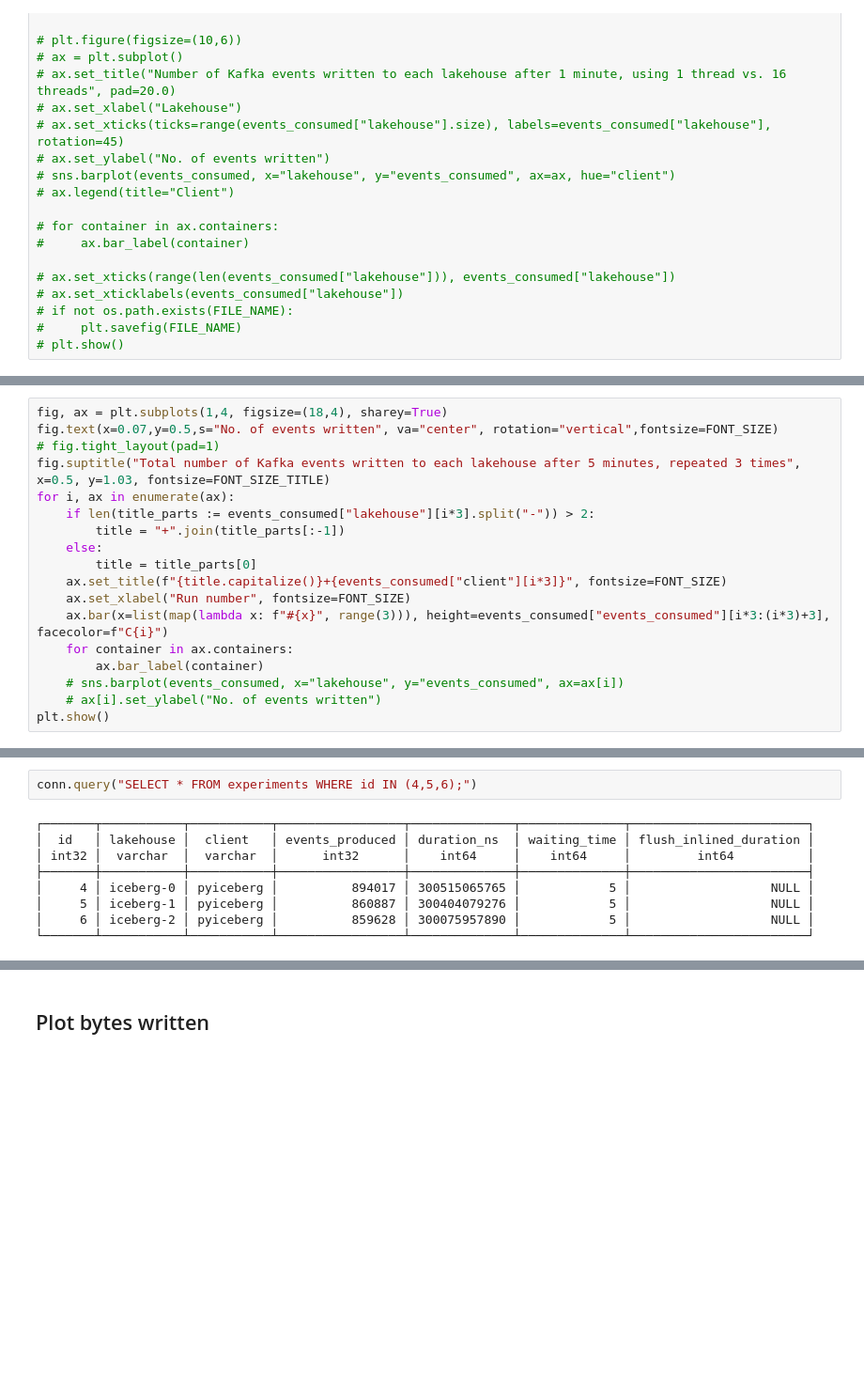
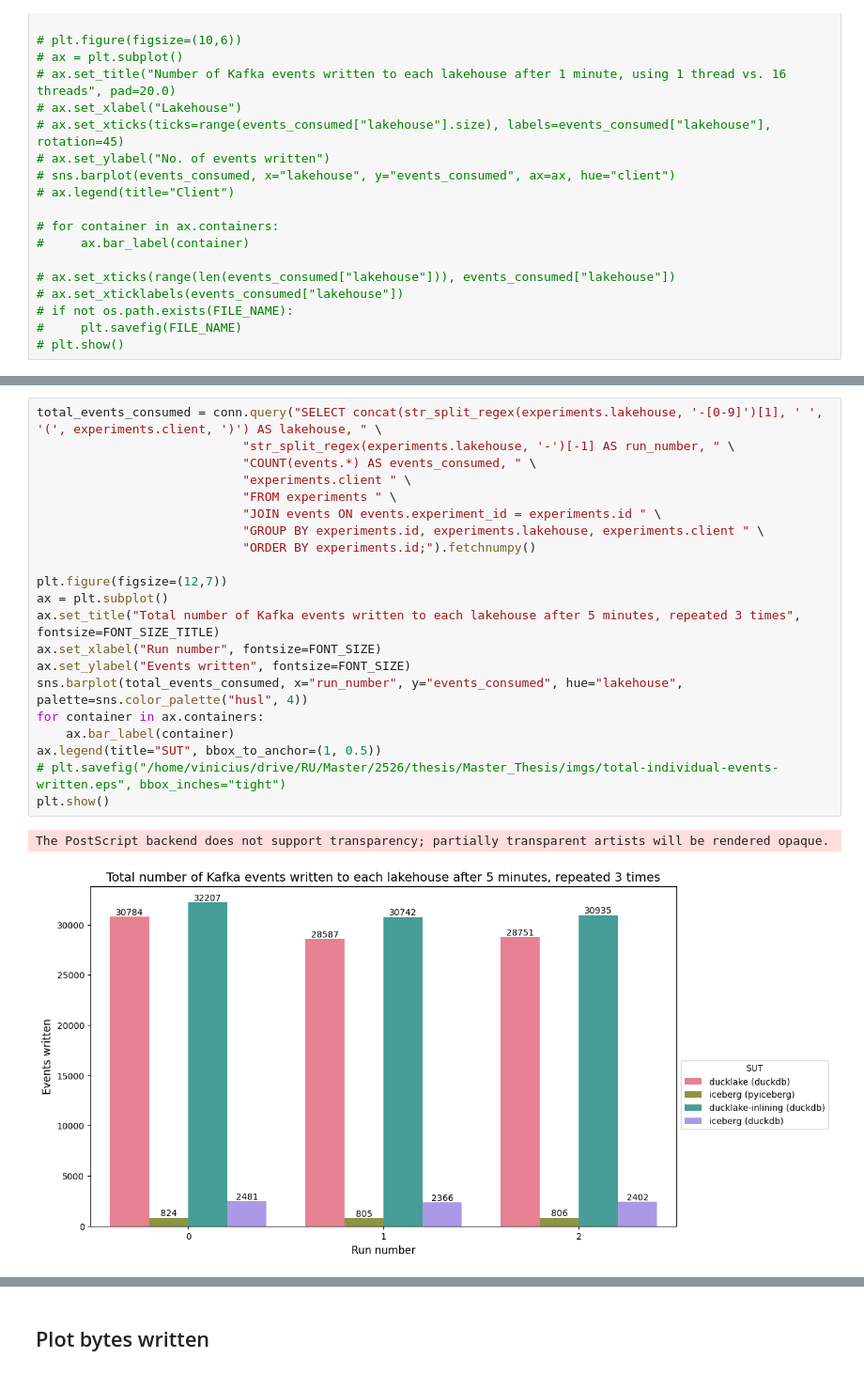
Before and after one commit to schmidtvinicius/thesis, a Jupyter notebook: benchmark/analysis/analysis.ipynb, the cells around one changed output, grey strips where cells are left out. Shown at 94% size. Saved outputs shown, nothing was run; the diff lists cells and outputs as text; blank space fills up the shorter version.

```diff
--- a/benchmark/analysis/analysis.ipynb
+++ b/benchmark/analysis/analysis.ipynb
@@ -85,18 +63,0 @@ events_consumed["lakehouse"][6].split("-")[:-1]
-# %%
-fig, ax = plt.subplots(1,4, figsize=(18,4), sharey=True)
-fig.text(x=0.07,y=0.5,s="No. of events written", va="center", rotation="vertical",fontsize=FONT_SIZE)
-# fig.tight_layout(pad=1)
-fig.suptitle("Total number of Kafka events written to each lakehouse after 5 minutes, repeated 3 times", x=0.5, y=1.03, fontsize=FONT_SIZE_TITLE)
-for i, ax in enumerate(ax):
-    if len(title_parts := events_consumed["lakehouse"][i*3].split("-")) > 2:
-        title = "+".join(title_parts[:-1])
-    else:
-        title = title_parts[0]
-    ax.set_title(f"{title.capitalize()}+{events_consumed["client"][i*3]}", fontsize=FONT_SIZE)
-    ax.set_xlabel("Run number", fontsize=FONT_SIZE)
-    ax.bar(x=list(map(lambda x: f"#{x}", range(3))), height=events_consumed["events_consumed"][i*3:(i*3)+3], facecolor=f"C{i}")
-    for container in ax.containers:
-        ax.bar_label(container)
-    # sns.barplot(events_consumed, x="lakehouse", y="events_consumed", ax=ax[i])
-    # ax[i].set_ylabel("No. of events written")
-plt.show()
@@ -144,14 +64,27 @@ plot_disk_io_stats([get_hardware_metrics(i) for i in range(1,7)])
-# %%
-conn.query("SELECT * FROM experiments WHERE id IN (4,5,6);")
-# %% [output]
-┌───────┬───────────┬───────────┬─────────────────┬──────────────┬──────────────┬────────────────────────┐
-│  id   │ lakehouse │  client   │ events_produced │ duration_ns  │ waiting_time │ flush_inlined_duration │
-│ int32 │  varchar  │  varchar  │      int32      │    int64     │    int64     │         int64          │
-├───────┼───────────┼───────────┼─────────────────┼──────────────┼──────────────┼────────────────────────┤
-│     4 │ iceberg-0 │ pyiceberg │          894017 │ 300515065765 │            5 │                   NULL │
-│     5 │ iceberg-1 │ pyiceberg │          860887 │ 300404079276 │            5 │                   NULL │
-│     6 │ iceberg-2 │ pyiceberg │          859628 │ 300075957890 │            5 │                   NULL │
-└───────┴───────────┴───────────┴─────────────────┴──────────────┴──────────────┴────────────────────────┘
+# %%
+total_events_consumed = conn.query("SELECT concat(str_split_regex(experiments.lakehouse, '-[0-9]')[1], ' ', '(', experiments.client, ')') AS lakehouse, " \
+                            "str_split_regex(experiments.lakehouse, '-')[-1] AS run_number, " \
+                            "COUNT(events.*) AS events_consumed, " \
+                            "experiments.client " \
+                            "FROM experiments " \
+                            "JOIN events ON events.experiment_id = experiments.id " \
+                            "GROUP BY experiments.id, experiments.lakehouse, experiments.client " \
+                            "ORDER BY experiments.id;").fetchnumpy()
+
+plt.figure(figsize=(12,7))
+ax = plt.subplot()
+ax.set_title("Total number of Kafka events written to each lakehouse after 5 minutes, repeated 3 times", fontsize=FONT_SIZE_TITLE)
+ax.set_xlabel("Run number", fontsize=FONT_SIZE)
+ax.set_ylabel("Events written", fontsize=FONT_SIZE)
+sns.barplot(total_events_consumed, x="run_number", y="events_consumed", hue="lakehouse", palette=sns.color_palette("husl", 4))
+for container in ax.containers:
+    ax.bar_label(container)
+ax.legend(title="SUT", bbox_to_anchor=(1, 0.5))
+# plt.savefig("/home/vinicius/drive/RU/Master/2526/thesis/Master_Thesis/imgs/total-individual-events-written.eps", bbox_inches="tight")
+plt.show()
+# %% [output]
+The PostScript backend does not support transparency; partially transparent artists will be rendered opaque.
+[figure, added]
 # %%
 plt.figure(figsize=(12,9))
 ax = plt.subplot()
```
Also changed, not shown: parts of 28 cells of this notebook, 1 other file.
